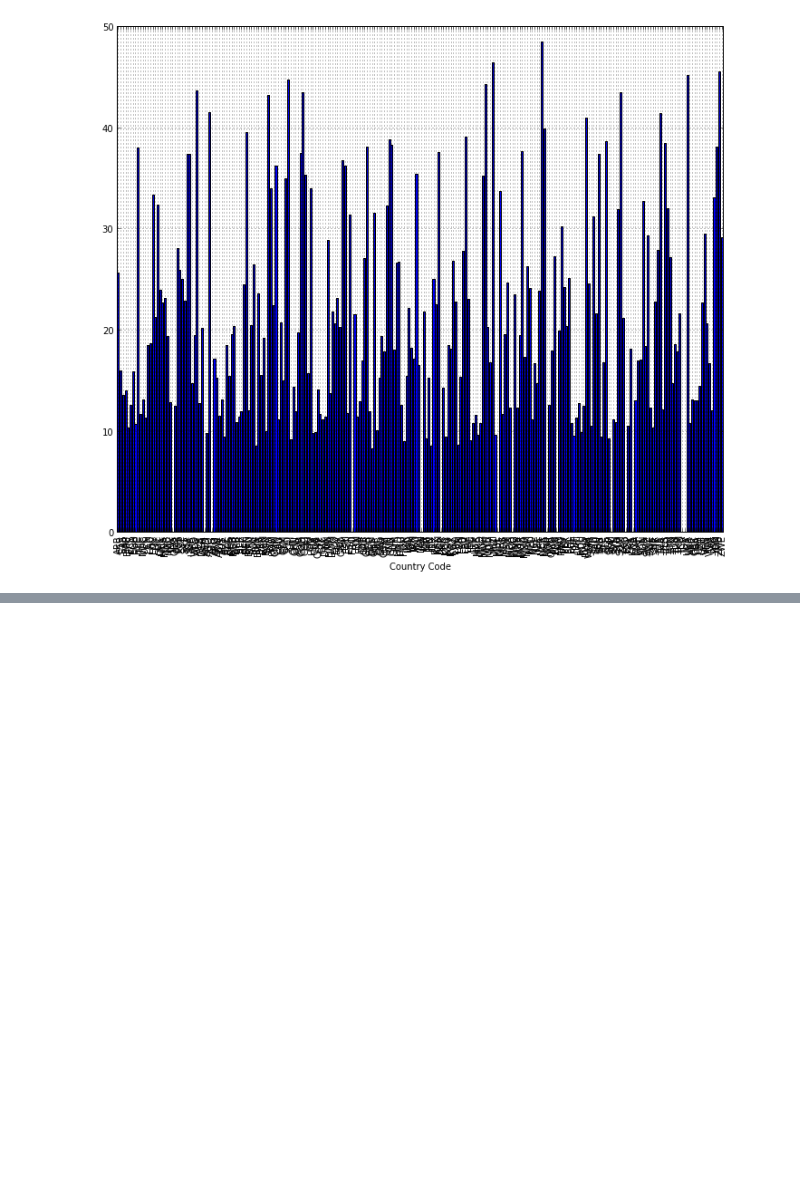
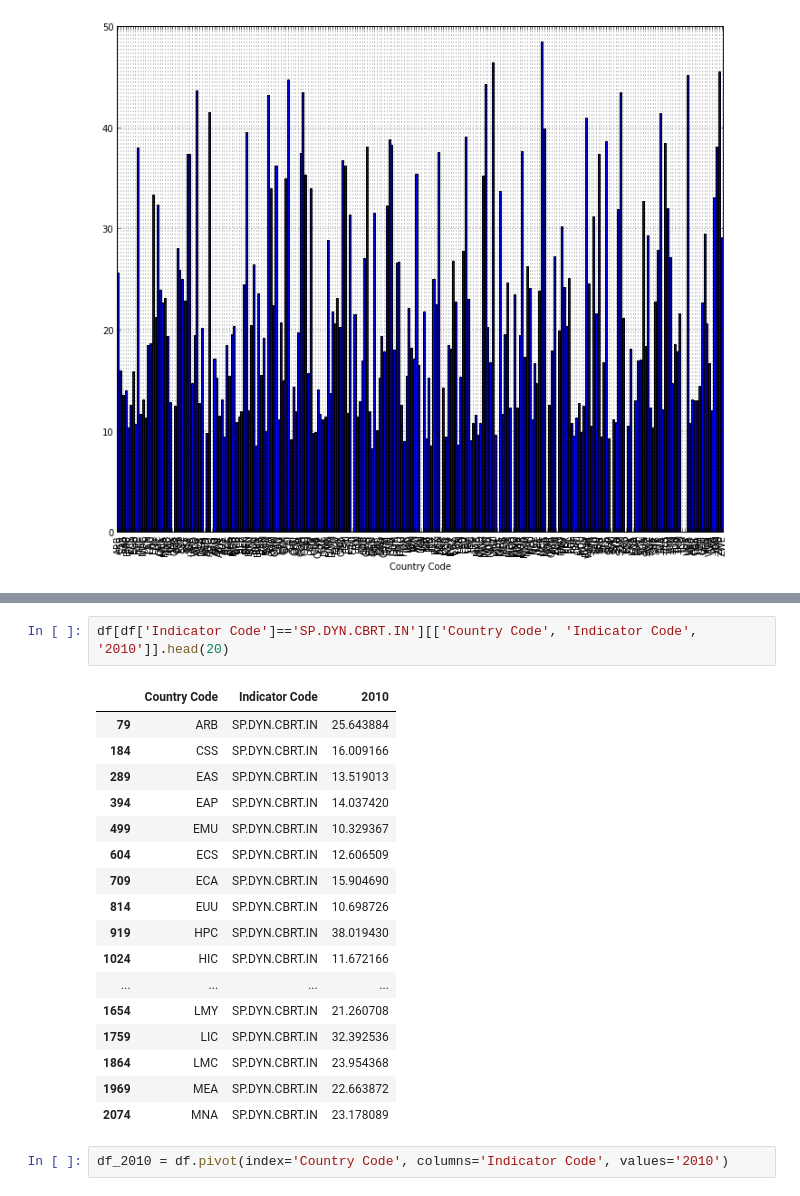
Before and after one commit to dennisobrien/GeneralAssemblyDataScience2013, a Jupyter notebook: HomeworkAssignment_05/ClusteringHealth.ipynb, the cells around one changed output, grey strips where cells are left out. Cells and saved outputs as stored; diff of their text form; blank space fills up the shorter version.

```diff
--- a/HomeworkAssignment_05/ClusteringHealth.ipynb
+++ b/HomeworkAssignment_05/ClusteringHealth.ipynb
@@ -33,0 +94,22 @@ df[df['Indicator Code']=='SP.DYN.CBRT.IN'].plot(kind='bar', x='Country Code', y=
+# %%
+df[df['Indicator Code']=='SP.DYN.CBRT.IN'][['Country Code', 'Indicator Code', '2010']].head(20)
+# %% [output]
+|  | Country Code | Indicator Code | 2010 |
+| 79 | ARB | SP.DYN.CBRT.IN | 25.643884 |
+| 184 | CSS | SP.DYN.CBRT.IN | 16.009166 |
+| 289 | EAS | SP.DYN.CBRT.IN | 13.519013 |
+| 394 | EAP | SP.DYN.CBRT.IN | 14.037420 |
+| 499 | EMU | SP.DYN.CBRT.IN | 10.329367 |
+| 604 | ECS | SP.DYN.CBRT.IN | 12.606509 |
+| 709 | ECA | SP.DYN.CBRT.IN | 15.904690 |
+| 814 | EUU | SP.DYN.CBRT.IN | 10.698726 |
+| 919 | HPC | SP.DYN.CBRT.IN | 38.019430 |
+| 1024 | HIC | SP.DYN.CBRT.IN | 11.672166 |
+| ... | ... | ... | ... |
+| 1654 | LMY | SP.DYN.CBRT.IN | 21.260708 |
+| 1759 | LIC | SP.DYN.CBRT.IN | 32.392536 |
+| 1864 | LMC | SP.DYN.CBRT.IN | 23.954368 |
+| 1969 | MEA | SP.DYN.CBRT.IN | 22.663872 |
+| 2074 | MNA | SP.DYN.CBRT.IN | 23.178089 |
+# %%
+df_2010 = df.pivot(index='Country Code', columns='Indicator Code', values='2010')
```
Also changed, not shown: parts of 4 cells of this notebook, 1 other file.
